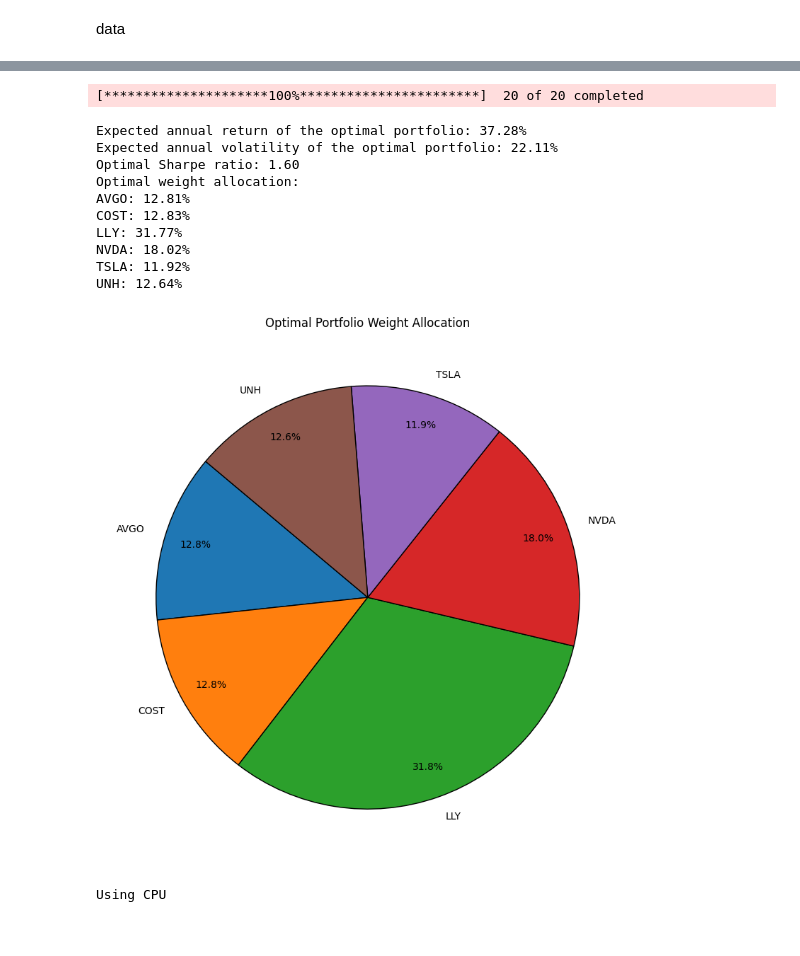
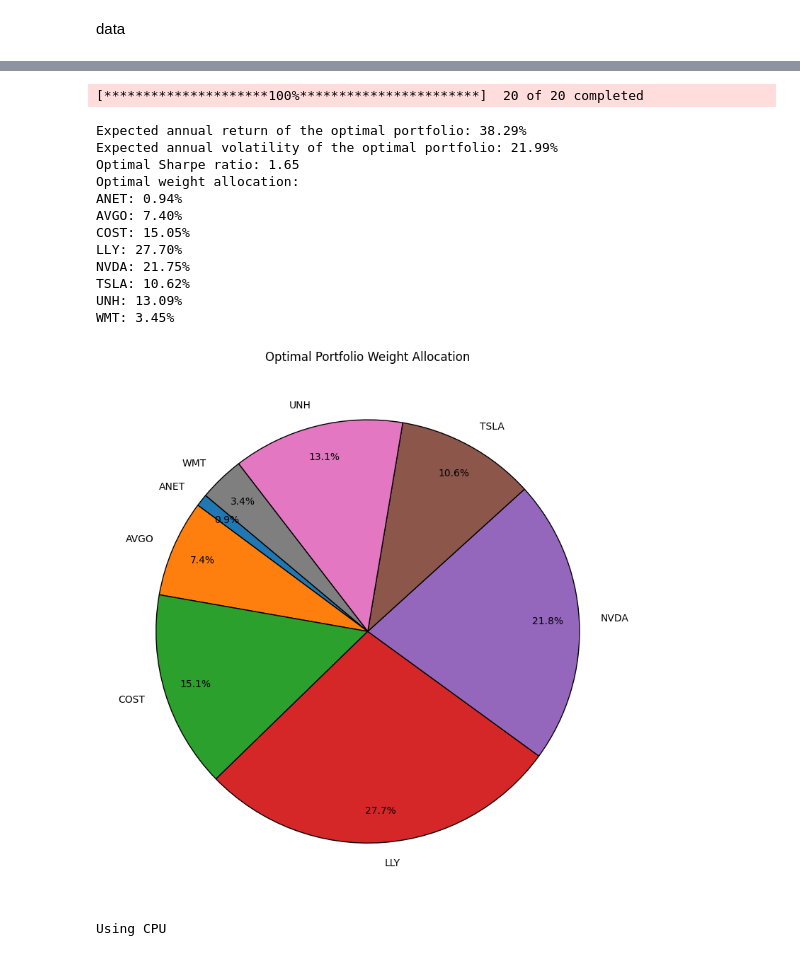
Before and after one commit to YiyunXia926/topic_in, a Jupyter notebook: portfoliooptimization .ipynb, the cells around one changed output, grey strips where cells are left out. Cells and saved outputs as stored; diff of their text form; code cells hidden in the pictures.

```diff
--- a/portfoliooptimization .ipynb
+++ b/portfoliooptimization .ipynb
@@ -145,12 +135,12 @@ import scipy.optimize as sco
 
 # top 20 stocks
 portfolio_tickers = [
-    "NVDA", "AAPL", "MSFT", "GOOGL", "GOOG", "AMZN", "META", "TSLA", "BRK-B", "AVGO", "LLY",
-    "WMT", "JPM", "V", "UNH", "XOM", "ORCL", "MA", "COST", "HD"
+    "AAPL", "NVDA", "MSFT", "AMZN", "GOOG", "GOOGL", "META", "TSLA", "BRK-B", "AVGO",
+    "WMT", "LLY", "JPM", "V", "UNH", "XOM", "ANET", "ORCL", "MA", "COST"
 ]
 # Download historical price data
 start_date = "2013-01-01"
-end_date = "2023-12-31"
+end_date = "2024-11-20"
 data = yf.download(portfolio_tickers, start=start_date, end=end_date)['Adj Close']
 
 # Clean the data: fill missing values and drop columns/rows with all NaNs
@@ -197,43 +187,45 @@ initial_weights = len(sufficient_data_tickers) * [1. / len(sufficient_data_ticke
 optimal_result = sco.minimize(negative_sharpe_ratio, initial_weights, args=(mean_returns, cov_matrix, risk_free_rate),
                               method='SLSQP', bounds=bounds, constraints=constraints)
 
 # Extract Optimal Weights
 optimal_weights = optimal_result.x
 
 # Filter out stocks with very small allocations (near 0%)
 filtered_tickers = [ticker for ticker, weight in zip(sufficient_data_tickers, optimal_weights) if weight > 0.001]
 filtered_weights = [weight for weight in optimal_weights if weight > 0.001]
 
 # Output the Optimal Portfolio
 opt_returns, opt_risk, opt_sharpe = portfolio_performance(optimal_weights, mean_returns, cov_matrix, risk_free_rate)
 
 print("Expected annual return of the optimal portfolio: {:.2f}%".format(opt_returns * 100))
 print("Expected annual volatility of the optimal portfolio: {:.2f}%".format(opt_risk * 100))
 print("Optimal Sharpe ratio: {:.2f}".format(opt_sharpe))
 print("Optimal weight allocation:")
 for ticker, weight in zip(filtered_tickers, filtered_weights):
     print(f"{ticker}: {weight:.2%}")
 
 # Visualize Optimal Portfolio Weight Allocation with an exploded view to prevent overlap
 plt.figure(figsize=(12, 8))
 plt.pie(filtered_weights, labels=filtered_tickers, autopct='%1.1f%%', startangle=140,
         wedgeprops={'linewidth': 1, 'edgecolor': 'black'}, pctdistance=0.85, labeldistance=1.1)
 plt.title('Optimal Portfolio Weight Allocation')
 plt.tight_layout()
 plt.show()
 # %% [output]
 [*********************100%***********************]  20 of 20 completed
-Expected annual return of the optimal portfolio: 37.28%
-Expected annual volatility of the optimal portfolio: 22.11%
-Optimal Sharpe ratio: 1.60
+Expected annual return of the optimal portfolio: 38.29%
+Expected annual volatility of the optimal portfolio: 21.99%
+Optimal Sharpe ratio: 1.65
 Optimal weight allocation:
-AVGO: 12.81%
-COST: 12.83%
-LLY: 31.77%
-NVDA: 18.02%
-TSLA: 11.92%
-UNH: 12.64%
+ANET: 0.94%
+AVGO: 7.40%
+COST: 15.05%
+LLY: 27.70%
+NVDA: 21.75%
+TSLA: 10.62%
+UNH: 13.09%
+WMT: 3.45%
-[figure, old version]
+[figure, new version]
 # %%
 import tensorflow as tf
 
```
Also changed, not shown: parts of 5 cells of this notebook, 3 other files.
